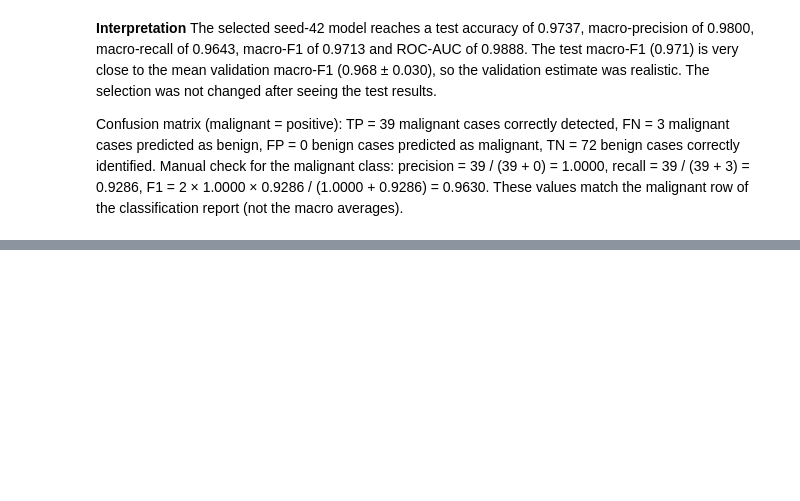
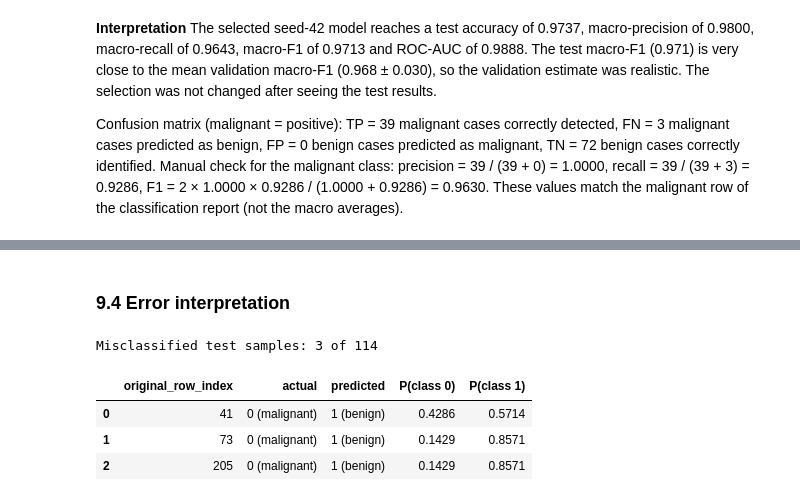
Before and after one commit to selenasurucu/machine-learning-midterm, a Jupyter notebook: breast_cancer.ipynb, the cells around one changed output, grey strips where cells are left out. Drawn from its saved outputs; the diff is of its cells as text; code cells hidden in the pictures; blank space fills up the shorter version.

```diff
--- a/breast_cancer.ipynb
+++ b/breast_cancer.ipynb
@@ -552,0 +562,12 @@ Confusion matrix (malignant = positive): TP = 39 malignant cases correctly detec
+# %% [markdown]
+### 9.4 Error interpretation
+# %%
+wrong = utils.wrong_predictions(final_model, X_test_final, y_test, class_names)
+print("Misclassified test samples:", len(wrong), "of", len(y_test))
+display(wrong)
+# %% [output]
+Misclassified test samples: 3 of 114
+|  | original_row_index | actual | predicted | P(class 0) | P(class 1) |
+| 0 | 41 | 0 (malignant) | 1 (benign) | 0.4286 | 0.5714 |
+| 1 | 73 | 0 (malignant) | 1 (benign) | 0.1429 | 0.8571 |
+| 2 | 205 | 0 (malignant) | 1 (benign) | 0.1429 | 0.8571 |
```
Also changed, not shown: parts of 3 cells of this notebook, 2 other files.
